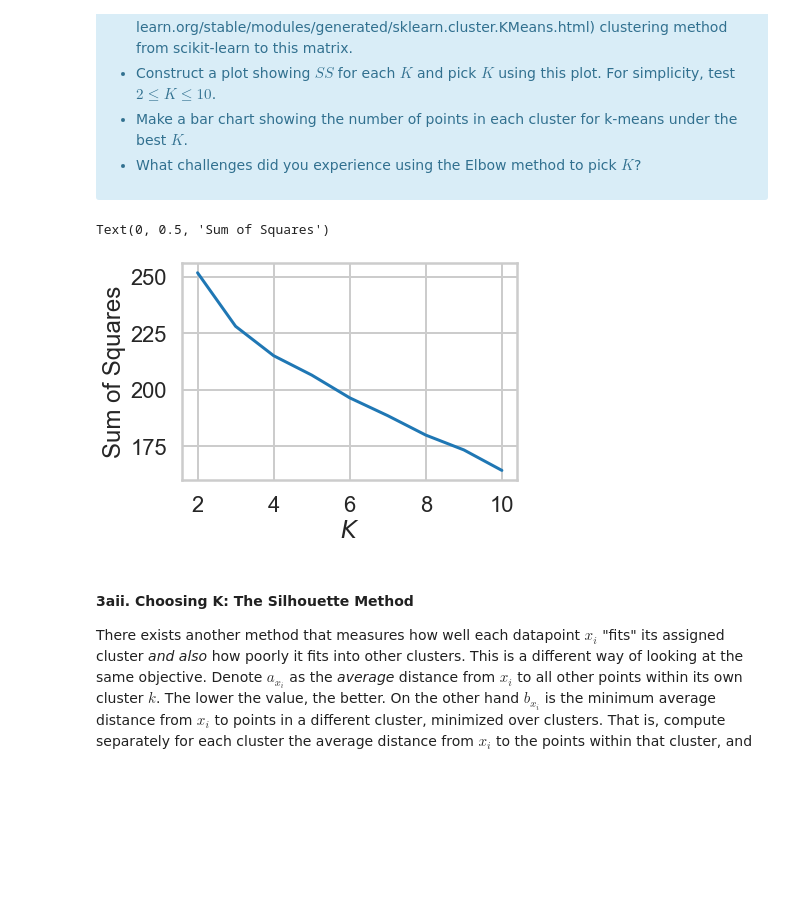
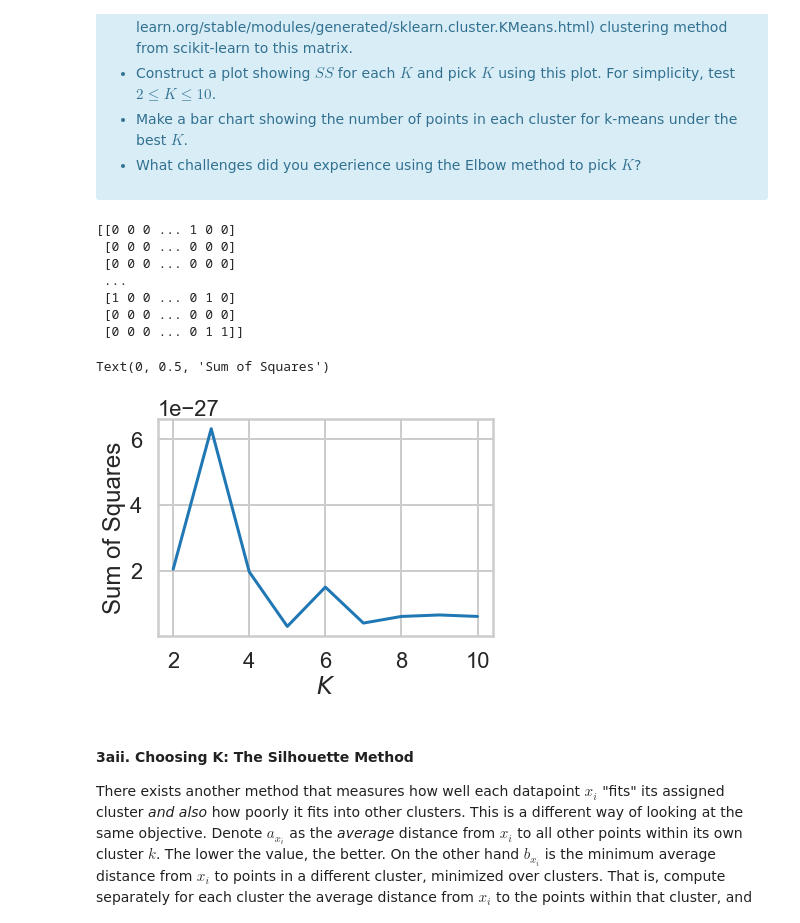
Before and after one commit to TemesgenGT/Springboard_5, a Jupyter notebook: Clustering Case Study - Customer Segmentation with K-Means - Tier 3.ipynb, the cells around one changed output. Drawn from its saved outputs; the diff is of its cells as text; code cells hidden in the pictures; blank space fills up the shorter version.

Commit message:
Cluster Case Study

```diff
--- a/Clustering Case Study - Customer Segmentation with K-Means - Tier 3.ipynb
+++ b/Clustering Case Study - Customer Segmentation with K-Means - Tier 3.ipynb
@@ -143,36 +143,45 @@ where $x_i$ is a point, $C_k$ represents cluster $k$ and $\mu_k$ is the centroid
 # %%
 # your turn
 
 import sklearn.cluster
 import numpy as np
 
 # make an empty list
 ss = []
+
 # create an empty dictionary and assign it to variable assignment
 assignments = dict()
 # Cast your table 'pivoted'as a matrix with to_numpy() and, store it in a varable X
 X = pivoted.to_numpy()
+print(X)
 # Make a variable colled Krange, assign a list of range(2,11)
 
 krange = list(range(2,11))
 #we now want to iterate through this list to construct ss a plot showing for each K  name the iterator variable K
 for K in krange:
     # make a variable called model, assign it the result form calling sklearn.cluster.kmeans, with n_clusters=k
     model = sklearn.cluster.KMeans(n_clusters=K)
     assigned_clusters = model.fit_predict(X)
 
     center = model.cluster_centers_
-    ss.append(np.sum(X - center[assigned_clusters]**2))
+    ss.append(np.sum(X - center[assigned_clusters])**2)
     assignments[str(K)]  = assigned_clusters
 
 # Call plot() from plt with parameters krange and ss
 plt.plot(krange, ss)
 #let's lable on plot
 plt.xlabel('$K$')
 plt.ylabel('Sum of Squares')
 # %% [output]
-Text(0, 0.5, 'Sum of Squares')
+[[0 0 0 ... 1 0 0]
+ [0 0 0 ... 0 0 0]
+ [0 0 0 ... 0 0 0]
+ ...
+ [1 0 0 ... 0 1 0]
+ [0 0 0 ... 0 0 0]
+ [0 0 0 ... 0 1 1]]
+Text(0, 0.5, 'Sum of Squares')
-[figure, old version]
+[figure, new version]
 # %% [markdown]
 #### 3aii. Choosing K: The Silhouette Method
 
```
Also changed, not shown: parts of 8 cells of this notebook.
